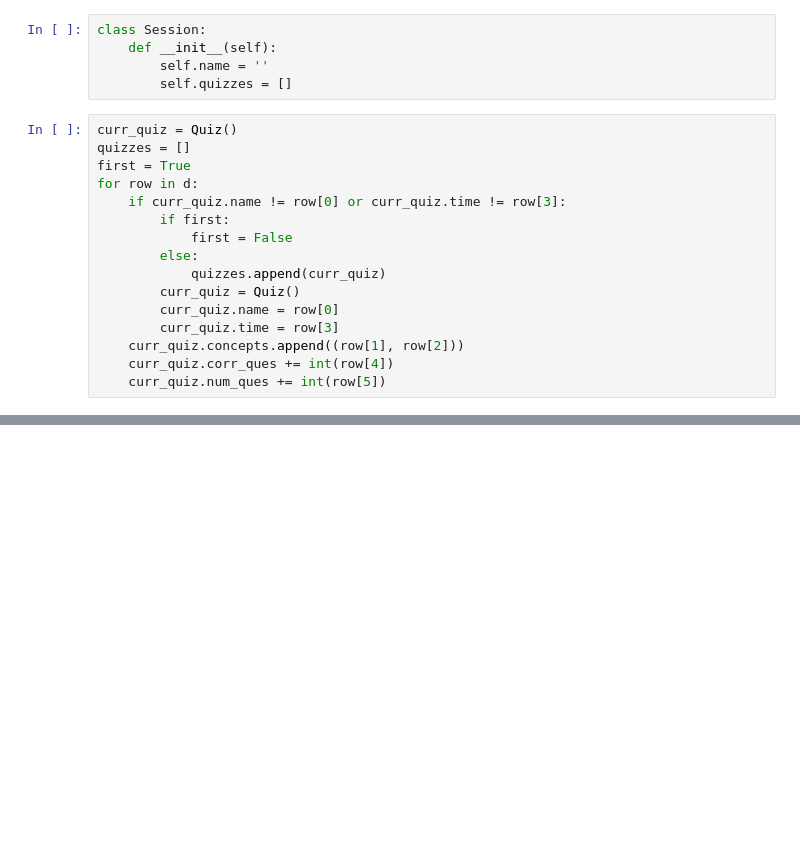
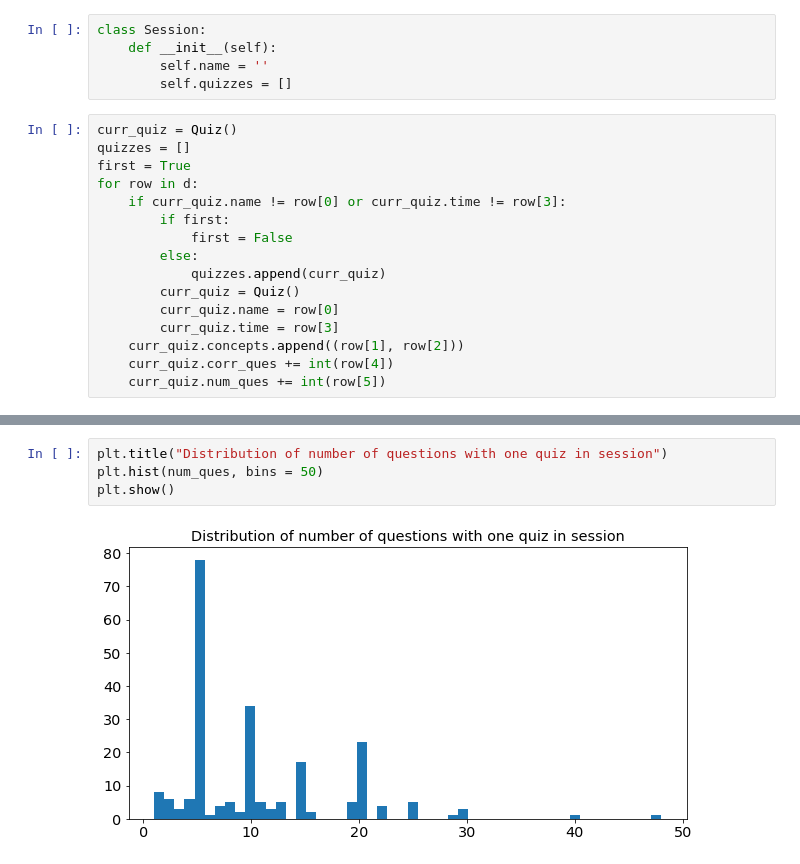
Before and after one commit to anshulshah99/CS101-Quiz, a Jupyter notebook: Data_Analysis.ipynb, the cells around one changed output, grey strips where cells are left out. Cells and saved outputs as stored; diff of their text form; blank space fills up the shorter version.

```diff
--- a/Data_Analysis.ipynb
+++ b/Data_Analysis.ipynb
@@ -108,0 +148,6 @@ Average score on last quiz: 0.8662316231623161
+# %%
+plt.title("Distribution of number of questions with one quiz in session")
+plt.hist(num_ques, bins = 50)
+plt.show()
+# %% [output]
+[figure, added]
```
Also changed, not shown: parts of 22 cells of this notebook, 1 other file.
